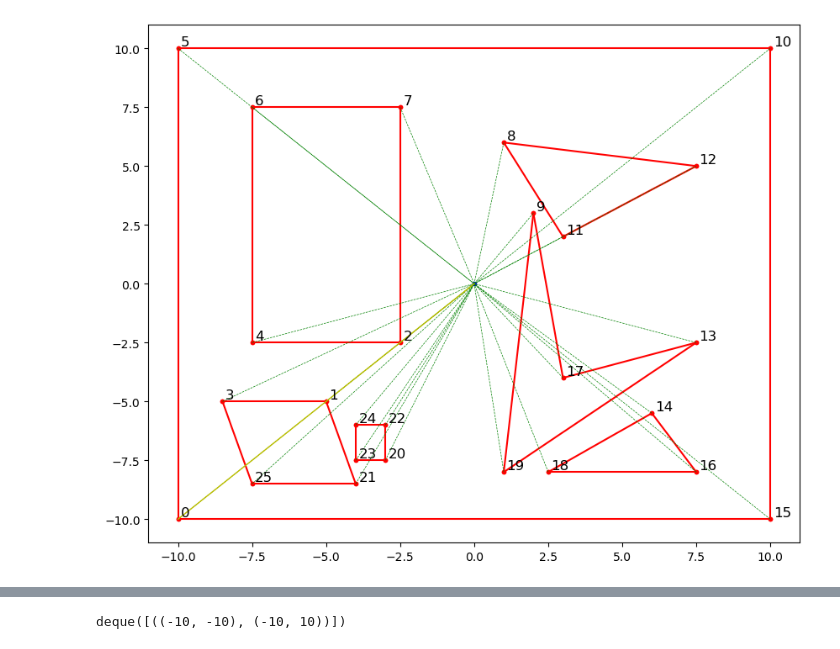
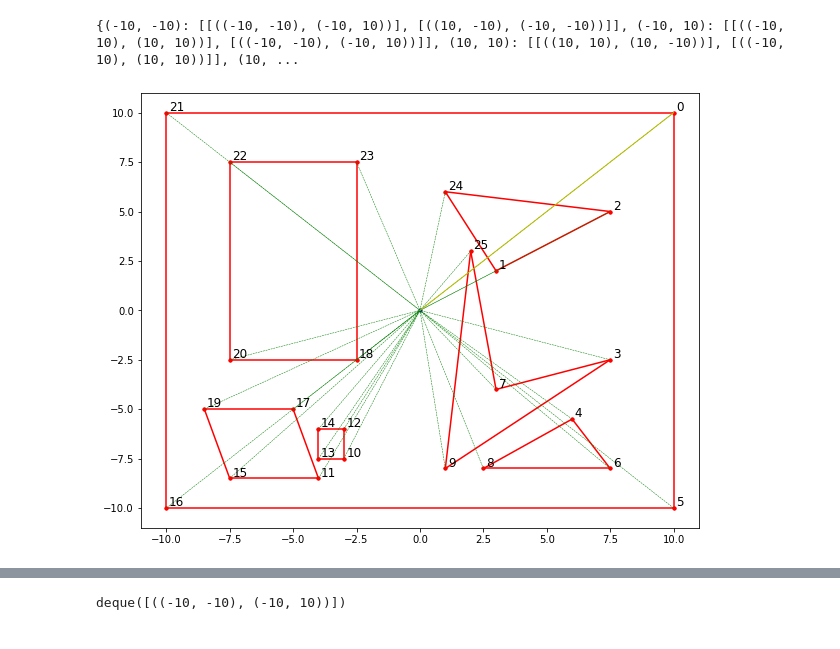
Before and after one commit to kappa243/two-of-us, a Jupyter notebook: algo/edge_vision.ipynb, the cells around one changed output, grey strips where cells are left out. Cells and saved outputs as stored; diff of their text form; code cells hidden in the pictures.

```diff
--- a/algo/edge_vision.ipynb
+++ b/algo/edge_vision.ipynb
@@ -3,6 +3,8 @@ from matplotlib import pyplot as plt
 import numpy as np
 # %%
 player_pos = (0, 0)
+
+width = 20
 
 walls = [
     # bounding box
@@ -45,6 +47,21 @@ walls = [
     ((7.5, -8), (6, -5.5)),
     ((6, -5.5), (2.5, -8)),
 ]
+
+map_of_points_and_segments = {}
+
+for segment in walls:
+    point1, point2 = segment
+    if point1 not in map_of_points_and_segments:
+        map_of_points_and_segments[point1] = [[],[]]
+    if point2 not in map_of_points_and_segments:
+        map_of_points_and_segments[point2] = [[],[]]
+    map_of_points_and_segments[point1][0].append(segment)
+    map_of_points_and_segments[point2][1].append(segment)
+
+# print(map_of_points_and_segments)
+# %% [output]
+{(-10, -10): [[((-10, -10), (-10, 10))], [((10, -10), (-10, -10))]], (-10, 10): [[((-10, 10), (10, 10))], [((-10, -10), (-10, 10))]], (10, 10): [[((10, 10), (10, -10))], [((-10, 10), (10, 10))]], (10, ...
 # %%
 def extract_heading_points(walls):
     heading_points = []
@@ -66,35 +83,36 @@ def angle_sort(points, origin, start_from):
 # %%
 # angle sort
 heading_points = extract_heading_points(walls)
-sorted_heading_points = angle_sort(heading_points, player_pos, (-10, -10))
+sorted_heading_points = angle_sort(heading_points, player_pos, (10, 10))
 
 
-def plotMap(activePoint, addit=None):
+def plotMap(walls, sorted_heading_points, activePoint, addit=None):
     fig, ax = plt.subplots(figsize=(10,8))
 
     # plot walls
-
-    for wall in walls:
-        ax.plot([wall[0][0], wall[1][0]], [wall[0][1], wall[1][1]], 'ro-', markersize=3)
+    if len(walls) > 0:
+        for wall in walls:
+            ax.plot([wall[0][0], wall[1][0]], [wall[0][1], wall[1][1]], 'ro-', markersize=3)
 
     # plot center
     ax.plot(0, 0, 'bo', markersize=3)
 
     # plot heading points number
-    for i, point in enumerate(sorted_heading_points):
-        ax.text(point[0] + 0.1, point[1] + 0.1, str(i), fontsize=12)
-        ax.plot([point[0], 0], [point[1], 0], 'g--', linewidth=0.5)
+    if len(sorted_heading_points) > 0:
+        for i, point in enumerate(sorted_heading_points):
+            ax.text(point[0] + 0.1, point[1] + 0.1, str(i), fontsize=12)
+            ax.plot([point[0], 0], [point[1], 0], 'g--', linewidth=0.5)
 
     ax.plot([activePoint[0], 0], [activePoint[1], 0], 'y-', linewidth=1)
 
     if addit:
         addit(fig, ax)
 
     plt.show()
 
-plotMap(activePoint=sorted_heading_points[0])
+plotMap(walls, sorted_heading_points, activePoint=sorted_heading_points[0])
 # %% [output]
-[figure, old version]
+[figure, new version]
 # %%
 def get_wall_by_head(point):
     for wall in walls:
```
Also changed, not shown: parts of 5 cells of this notebook, 1 other file.
